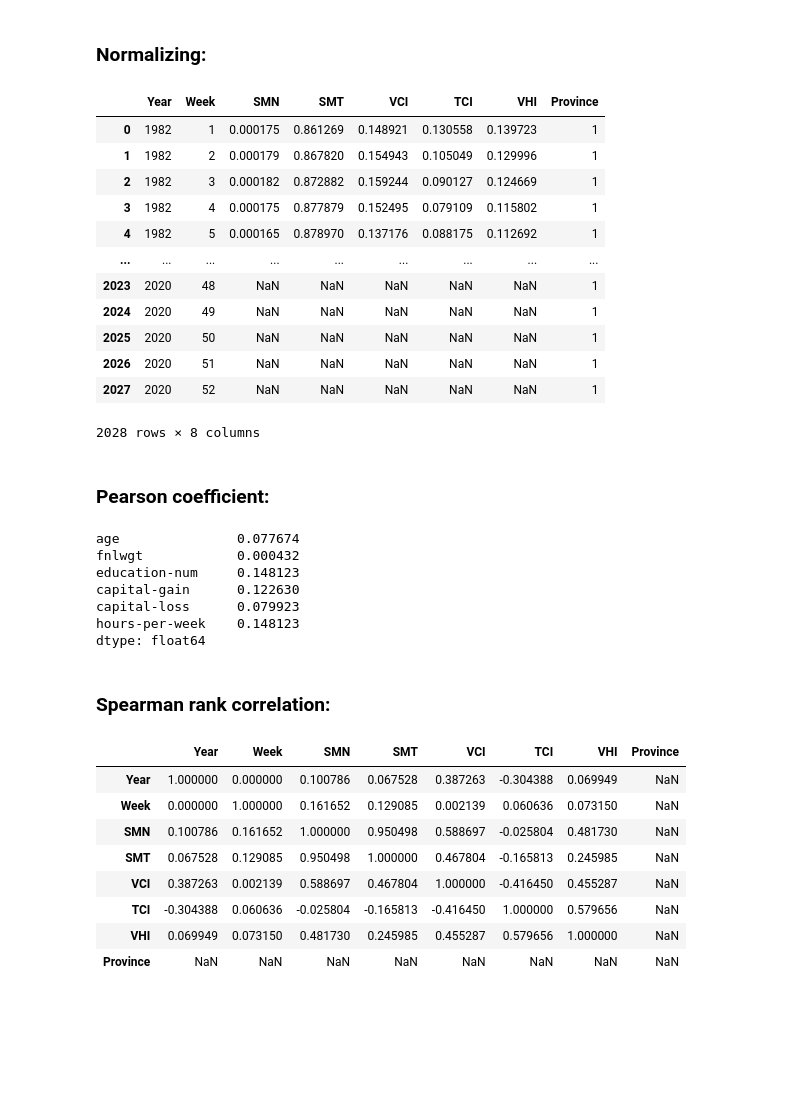
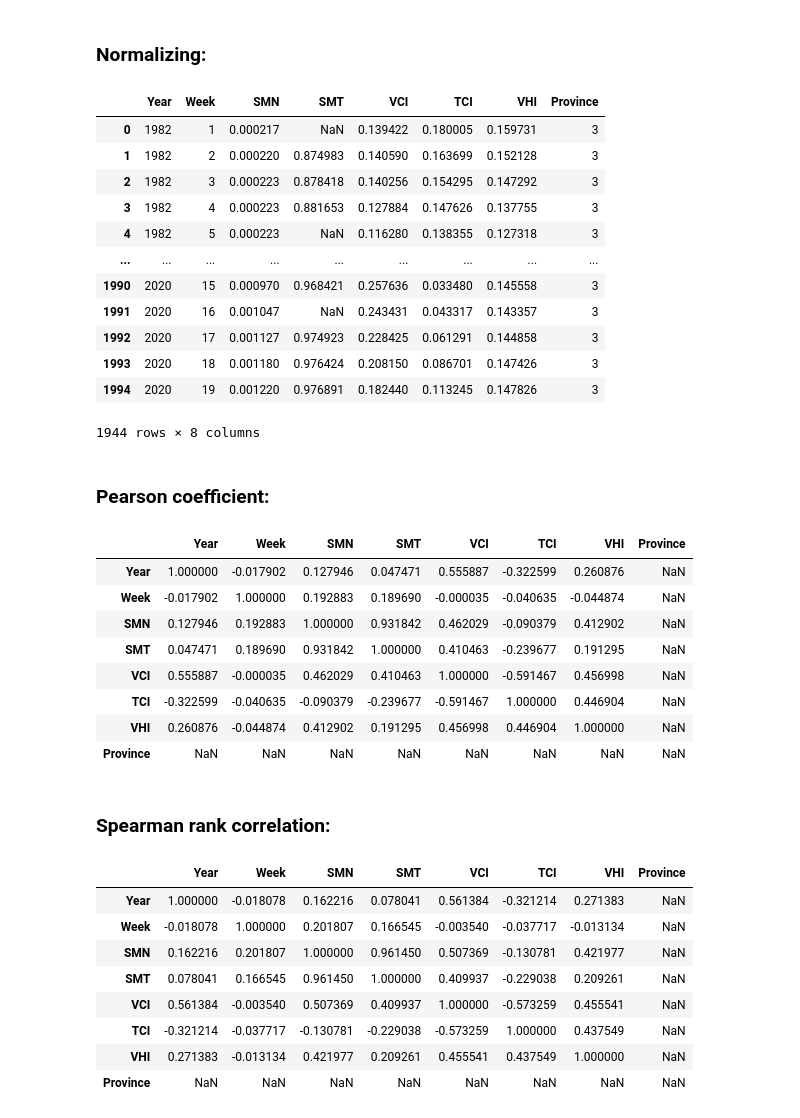
Before and after one commit to Pavel3P/Data-Science, a Jupyter notebook: 3/3.ipynb, the cells around one changed output. Saved outputs shown, nothing was run; the diff lists cells and outputs as text; code cells hidden in the pictures; blank space fills up the shorter version.

```diff
--- a/3/3.ipynb
+++ b/3/3.ipynb
@@ -512,0 +487,6 @@ df
+# %%
+df = (createFrame(3).dropna())
+lost = df.loc[::4, "SMT"].copy()
+df.loc[::4, "SMT"] = np.nan
+
+df
@@ -515,47 +509,50 @@ df
 # %%
 column_maxes = df.iloc[:, 2:-1].max()
 df_max = column_maxes.max()
 
 df.iloc[:, 2:-1] /= df_max
+lost /= df_max
 
 df
 # %% [output]
 |  | Year | Week | SMN | SMT | VCI | TCI | VHI | Province |
-| 0 | 1982 | 1 | 0.000175 | 0.861269 | 0.148921 | 0.130558 | 0.139723 | 1 |
-| 1 | 1982 | 2 | 0.000179 | 0.867820 | 0.154943 | 0.105049 | 0.129996 | 1 |
-| 2 | 1982 | 3 | 0.000182 | 0.872882 | 0.159244 | 0.090127 | 0.124669 | 1 |
-| 3 | 1982 | 4 | 0.000175 | 0.877879 | 0.152495 | 0.079109 | 0.115802 | 1 |
-| 4 | 1982 | 5 | 0.000165 | 0.878970 | 0.137176 | 0.088175 | 0.112692 | 1 |
+| 0 | 1982 | 1 | 0.000217 | NaN | 0.139422 | 0.180005 | 0.159731 | 3 |
+| 1 | 1982 | 2 | 0.000220 | 0.874983 | 0.140590 | 0.163699 | 0.152128 | 3 |
+| 2 | 1982 | 3 | 0.000223 | 0.878418 | 0.140256 | 0.154295 | 0.147292 | 3 |
+| 3 | 1982 | 4 | 0.000223 | 0.881653 | 0.127884 | 0.147626 | 0.137755 | 3 |
+| 4 | 1982 | 5 | 0.000223 | NaN | 0.116280 | 0.138355 | 0.127318 | 3 |
 | ... | ... | ... | ... | ... | ... | ... | ... | ... |
-| 2023 | 2020 | 48 | NaN | NaN | NaN | NaN | NaN | 1 |
-| 2024 | 2020 | 49 | NaN | NaN | NaN | NaN | NaN | 1 |
-| 2025 | 2020 | 50 | NaN | NaN | NaN | NaN | NaN | 1 |
-| 2026 | 2020 | 51 | NaN | NaN | NaN | NaN | NaN | 1 |
-| 2027 | 2020 | 52 | NaN | NaN | NaN | NaN | NaN | 1 |
+| 1990 | 2020 | 15 | 0.000970 | 0.968421 | 0.257636 | 0.033480 | 0.145558 | 3 |
+| 1991 | 2020 | 16 | 0.001047 | NaN | 0.243431 | 0.043317 | 0.143357 | 3 |
+| 1992 | 2020 | 17 | 0.001127 | 0.974923 | 0.228425 | 0.061291 | 0.144858 | 3 |
+| 1993 | 2020 | 18 | 0.001180 | 0.976424 | 0.208150 | 0.086701 | 0.147426 | 3 |
+| 1994 | 2020 | 19 | 0.001220 | 0.976891 | 0.182440 | 0.113245 | 0.147826 | 3 |
-2028 rows × 8 columns
+1944 rows × 8 columns
 # %% [markdown]
 ### Pearson coefficient:
 # %%
-df.corr()[df.corr() < 1].max()
+df.corr()
 # %% [output]
-age               0.077674
-fnlwgt            0.000432
-education-num     0.148123
-capital-gain      0.122630
-capital-loss      0.079923
-hours-per-week    0.148123
-dtype: float64
+|  | Year | Week | SMN | SMT | VCI | TCI | VHI | Province |
+| Year | 1.000000 | -0.017902 | 0.127946 | 0.047471 | 0.555887 | -0.322599 | 0.260876 | NaN |
+| Week | -0.017902 | 1.000000 | 0.192883 | 0.189690 | -0.000035 | -0.040635 | -0.044874 | NaN |
+| SMN | 0.127946 | 0.192883 | 1.000000 | 0.931842 | 0.462029 | -0.090379 | 0.412902 | NaN |
+| SMT | 0.047471 | 0.189690 | 0.931842 | 1.000000 | 0.410463 | -0.239677 | 0.191295 | NaN |
+| VCI | 0.555887 | -0.000035 | 0.462029 | 0.410463 | 1.000000 | -0.591467 | 0.456998 | NaN |
+| TCI | -0.322599 | -0.040635 | -0.090379 | -0.239677 | -0.591467 | 1.000000 | 0.446904 | NaN |
+| VHI | 0.260876 | -0.044874 | 0.412902 | 0.191295 | 0.456998 | 0.446904 | 1.000000 | NaN |
+| Province | NaN | NaN | NaN | NaN | NaN | NaN | NaN | NaN |
 # %% [markdown]
 ### Spearman rank correlation:
 # %%
 df.corr(method="spearman")
 # %% [output]
 |  | Year | Week | SMN | SMT | VCI | TCI | VHI | Province |
-| Year | 1.000000 | 0.000000 | 0.100786 | 0.067528 | 0.387263 | -0.304388 | 0.069949 | NaN |
-| Week | 0.000000 | 1.000000 | 0.161652 | 0.129085 | 0.002139 | 0.060636 | 0.073150 | NaN |
-| SMN | 0.100786 | 0.161652 | 1.000000 | 0.950498 | 0.588697 | -0.025804 | 0.481730 | NaN |
-| SMT | 0.067528 | 0.129085 | 0.950498 | 1.000000 | 0.467804 | -0.165813 | 0.245985 | NaN |
-| VCI | 0.387263 | 0.002139 | 0.588697 | 0.467804 | 1.000000 | -0.416450 | 0.455287 | NaN |
-| TCI | -0.304388 | 0.060636 | -0.025804 | -0.165813 | -0.416450 | 1.000000 | 0.579656 | NaN |
-| VHI | 0.069949 | 0.073150 | 0.481730 | 0.245985 | 0.455287 | 0.579656 | 1.000000 | NaN |
+| Year | 1.000000 | -0.018078 | 0.162216 | 0.078041 | 0.561384 | -0.321214 | 0.271383 | NaN |
+| Week | -0.018078 | 1.000000 | 0.201807 | 0.166545 | -0.003540 | -0.037717 | -0.013134 | NaN |
+| SMN | 0.162216 | 0.201807 | 1.000000 | 0.961450 | 0.507369 | -0.130781 | 0.421977 | NaN |
+| SMT | 0.078041 | 0.166545 | 0.961450 | 1.000000 | 0.409937 | -0.229038 | 0.209261 | NaN |
+| VCI | 0.561384 | -0.003540 | 0.507369 | 0.409937 | 1.000000 | -0.573259 | 0.455541 | NaN |
+| TCI | -0.321214 | -0.037717 | -0.130781 | -0.229038 | -0.573259 | 1.000000 | 0.437549 | NaN |
+| VHI | 0.271383 | -0.013134 | 0.421977 | 0.209261 | 0.455541 | 0.437549 | 1.000000 | NaN |
 | Province | NaN | NaN | NaN | NaN | NaN | NaN | NaN | NaN |
```
Also changed, not shown: parts of 39 cells of this notebook.
